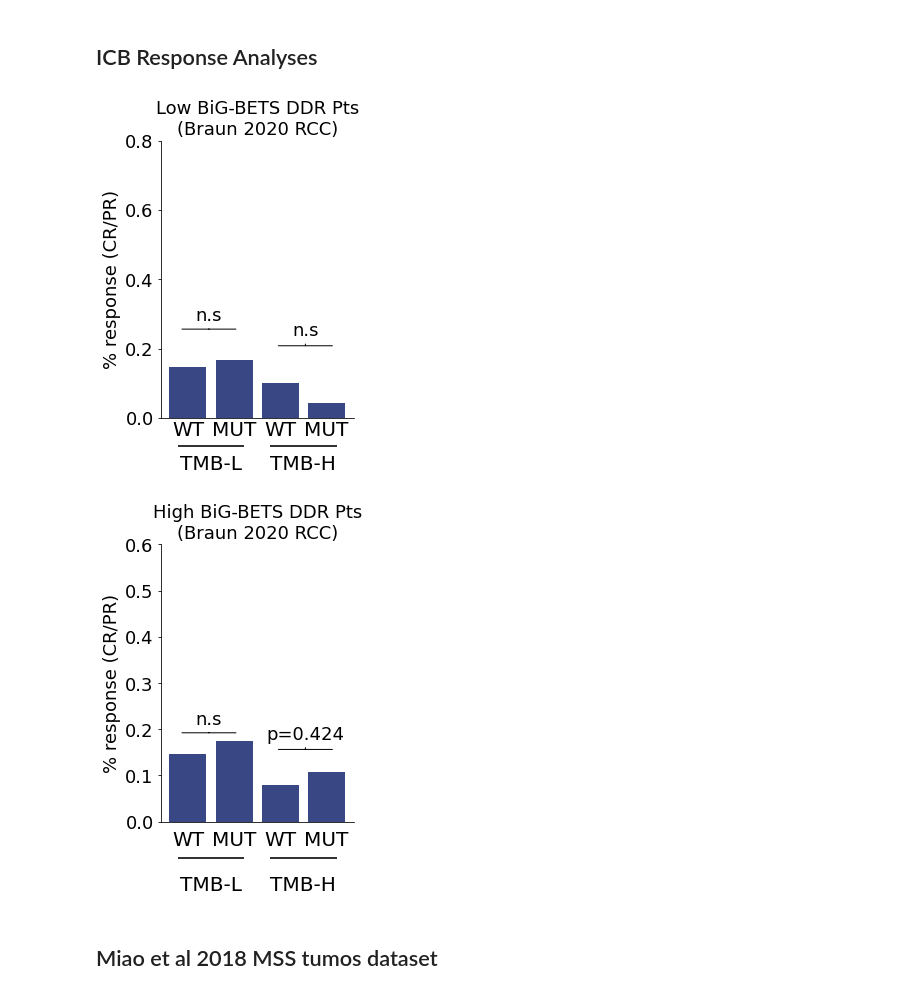
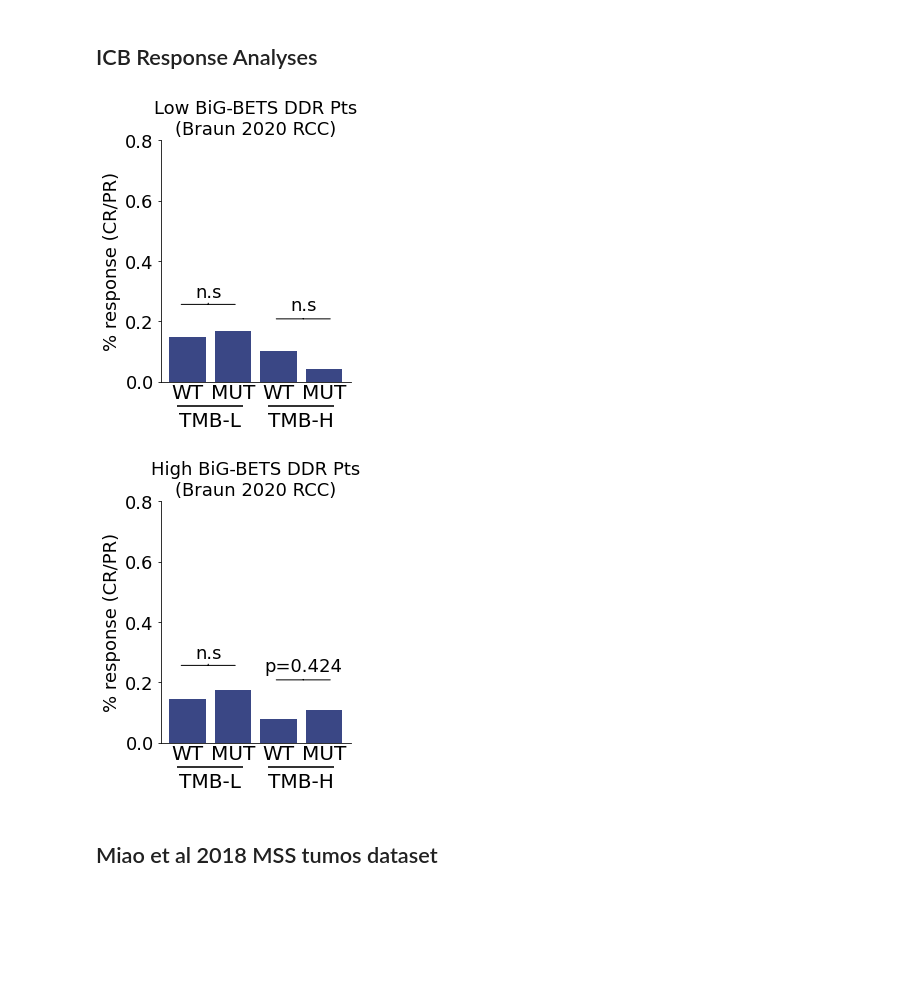
Before and after one commit to wweir827/BIGBETS, a Jupyter notebook: notebooks/Clinical_survival_analyses.ipynb, the cells around one changed output. Cells and saved outputs as stored; diff of their text form; code cells hidden in the pictures; blank space fills up the shorter version.

```diff
--- a/notebooks/Clinical_survival_analyses.ipynb
+++ b/notebooks/Clinical_survival_analyses.ipynb
@@ -2063,7 +2600,7 @@ clinical_data=pd.concat([weirmeta.clinical_data,
 combined=bigbets.load_clinical_datasets.ClinicalDataSet()
 combined.spec_by_genes=spec_by_genes
 combined.clinical_data=clinical_data
-combined.add_all_big_bets_categories(bigbets.load_clinical_datasets.ClinicalDataSet.bigbet_scores_df)
+combined.add_all_big_bets_categories(bigbets.load_clinical_datasets.ClinicalDataSet.bigbet_scores_df,drop_intersection=False)
 
 print('spec_by_genes',spec_by_genes.shape)
 print('clinical_dataframe',combined.clinical_data.shape)
@@ -2165,7 +2702,7 @@ for ctype in ctypes:
         else:
             ls='-'
         kmf.fit(gdf["os"], gdf["censOS"], label=name)
-        kmf.plot(ax=a,ci_show=False,color=cols[i],linestyle=ls,
+        kmf.plot(ax=a,ci_show=False,c=cols[i],linestyle=ls,
                  show_censors=True, censor_styles={'ms': 5, 'marker': '+'})
         i+=1
     # lg_lines=lg.get_lines()
@@ -2426,7 +2963,7 @@ for ctype in ctypes:
         else:
             ls='-'
         kmf.fit(gdf["os"], gdf["censOS"], label=name)
-        kmf.plot(ax=a,ci_show=False,color=cols[i],linestyle=ls,
+        kmf.plot(ax=a,ci_show=False,c=cols[i],linestyle=ls,
                  show_censors=True, censor_styles={'ms': 5, 'marker': '+'})
         i+=1
 #     if ii<1:
@@ -3003,5 +3560,6 @@ tcga_data.load_rnaseq_data()
 # %%
-outfile=os.path.join(graphics_dir,'tcga_data210_signatures_by_low_z-ddrmut.pdf')
+#TCGA immune signatures for high TMB samples MUT vs WT
+outfile=os.path.join(supplements_dir,'tcga_data210_signatures_by_low_z-ddrmut.pdf')
 
 
 high_TMB_samps=tcga_data.clinical_bigbets_df.loc[tcga_data.clinical_bigbets_df['high_TMB']=='TMB-H',:]
@@ -3009,7 +3567,7 @@ high_TMB_samps=tcga_data.clinical_bigbets_df.loc[tcga_data.clinical_bigbets_df['
 
 design_mat=(high_TMB_samps.loc[:,'DDR_low_z']=='MUT').to_frame(name='DDRlowmutated')
 #drop samples that don't have RNAseq
-design_mat=design_mat.loc[design_mat.index.isin(tcga_data_ig_signatures.index),:]
+design_mat=design_mat.loc[design_mat.index.isin(tcga_data.ig_signatures.index),:]
 # signatures_2_show={'IFNG':['Ayers_IFNG',"Higgs_IFNG",'50_HALLMARK_INFN_GAMMA_RESPONSE'],
 #                    'Ayers_ICB_Sig':['Ayers_ICB_Response_predict'],
 #                    "STING+IRF3":['ISHIKAWA_STING_SIGNALING','GRANDVAUX_IRF3_TARGETS_UP'],
@@ -3061,7 +3619,7 @@ for name,sig_set in signatures_2_show.items():
     a=plt.subplot2grid((1,ncols),(0,cnt),colspan=colwidths[ii])
     combined_df=pd.DataFrame()
     for i,sig in enumerate(sig_set):
-        cdf=tcga_data_ig_signatures.loc[:,[sig]]
+        cdf=tcga_data.ig_signatures.loc[:,[sig]]
         cdf.columns=['score']
         cdf.loc[:,'sample']=cdf.index.values
         cdf.loc[:,'IG_signature']=sig
@@ -3126,7 +3684,7 @@ for name,sig_set in signatures_2_show.items():
     cnt+=colwidths[ii]
     ii+=1
 
-f.subplots_adjust(left=0.035,right=.98,bottom=.12,top=.9,wspace=3)
+f.subplots_adjust(left=0.035,right=.98,bottom=.12,top=.9,wspace=3.1)
 # f.suptitle("tcga_data210 Expression Data (TMB-H)",x=.5,y=1.05,fontsize=18,fontweight='bold')
 f.savefig(outfile,dpi=200)
 
@@ -3612,7 +4187,7 @@ y 0.3600000000000001
 # %%
 #Response by low BIGBETS DDR genes
 df_low=bigbets.bipartite_helper_functions.get_percents_bar_by_group(braun.clinical_bigbets_df,['high_TMB','DDR_low_z'],'binaryResponse')
-outfile=os.path.join(graphics_dir,"braun_response_by_low_zscore_mut_tmb.pdf")
+outfile=os.path.join(supplements_dir,"braun_response_by_low_zscore_mut_tmb.pdf")
 
 
 plt.close()
@@ -3656,49 +4231,49 @@ scale=.8
 a.text(s="TMB-L",x=.5,y=-.1875*scale,fontsize=20,horizontalalignment='center')
 a.text(s="TMB-H",x=2.5,y=-.1875*scale,fontsize=20,horizontalalignment='center')
 
-a.text(s="WT",x=0,y=-.065*scale,fontsize=20,horizontalalignment='center')
-a.text(s="MUT",x=1,y=-.065*scale,fontsize=20,horizontalalignment='center')
-a.text(s="WT",x=2,y=-.065*scale,fontsize=20,horizontalalignment='center')
-a.text(s="MUT",x=3,y=-.065*scale,fontsize=20,horizontalalignment='center')
+a.text(s="WT",x=0,y=-.07*scale,fontsize=20,horizontalalignment='center')
+a.text(s="MUT",x=1,y=-.07*scale,fontsize=20,horizontalalignment='center')
+a.text(s="WT",x=2,y=-.07*scale,fontsize=20,horizontalalignment='center')
+a.text(s="MUT",x=3,y=-.07*scale,fontsize=20,horizontalalignment='center')
 
 #tick marks
 
 # for i in range(4):
 #     line = lines.Line2D(xdata=[i,i], ydata=[0*scale,-.03*scale],color='k', lw=2,
 #                         linestyle='-', alpha=.8,clip_on=False)
 #     a.add_line(line)
 
 # for i in range(4):
 #     line = lines.Line2D(xdata=[i,i], ydata=[-.067*scale,-.12*scale],color='k', lw=2,
 #                         linestyle='-', alpha=.8,clip_on=False)
 #     a.add_line(line)
 
 for i in range(2):
     line = lines.Line2D(xdata=[i*2-.2,i*2+1.2], ydata=[-.1*scale,-.1*scale],color='k', lw=2,
                         linestyle='-', alpha=.8,clip_on=False)
     a.add_line(line)
 # for i in range(2):
 #     line = lines.Line2D(xdata=[i*2+.5,i*2+.5], ydata=[-.12*scale,-.15*scale],color='k', lw=2,
 #                         linestyle='-', alpha=.8,clip_on=False)
 #     a.add_line(line)
 
 a.spines['right'].set_visible(False)
 a.spines['top'].set_visible(False)
 
 # l=a.legend(fontsize=18,bbox_to_anchor=(.6,.95),ncol=2,loc=10,
 #           handletextpad=.4,columnspacing=.7,framealpha=1)
 # l.set_visible(True)
 
-f.subplots_adjust(top=.93,bottom=.16,right=.87,left=.2)
+f.subplots_adjust(top=.85,bottom=.18,right=.87,left=.21)
 f.savefig(outfile,dpi=200)
 
 plt.show()
 # %% [output]
-[figure, old version]
+[figure, new version]
 # %%
 #Response by high BiGbets DDR
 df_high=bigbets.bipartite_helper_functions.get_percents_bar_by_group(braun.clinical_bigbets_df,['high_TMB','DDR_high_z'],'binaryResponse')
-outfile=os.path.join(graphics_dir,"braun_response_by_high_zscore_mut_tmb.pdf")
+outfile=os.path.join(supplements_dir,"braun_response_by_high_zscore_mut_tmb.pdf")
 
 plt.close()
 f,a=plt.subplots(1,1,figsize=(4,5))
@@ -3714,7 +4289,7 @@ s2,pval2=stats.fisher_exact(ctab_true,'less')
 
 a.bar(x=range(pivot.shape[0]),height=pivot['CR/PR'],color=blue)
 a.set_ylim([0,1.2])
-a.set_ylim([0,.6])
+a.set_ylim([0,.8])
 a.set_title("High BiG-BETS DDR Pts\n(Braun 2020 RCC)",fontsize=18)
 
 
@@ -3741,10 +4316,10 @@ scale=.8
 a.text(s="TMB-L",x=.5,y=-.1875*scale,fontsize=20,horizontalalignment='center')
 a.text(s="TMB-H",x=2.5,y=-.1875*scale,fontsize=20,horizontalalignment='center')
 
-a.text(s="WT",x=0,y=-.065*scale,fontsize=20,horizontalalignment='center')
-a.text(s="MUT",x=1,y=-.065*scale,fontsize=20,horizontalalignment='center')
-a.text(s="WT",x=2,y=-.065*scale,fontsize=20,horizontalalignment='center')
-a.text(s="MUT",x=3,y=-.065*scale,fontsize=20,horizontalalignment='center')
+a.text(s="WT",x=0,y=-.07*scale,fontsize=20,horizontalalignment='center')
+a.text(s="MUT",x=1,y=-.07*scale,fontsize=20,horizontalalignment='center')
+a.text(s="WT",x=2,y=-.07*scale,fontsize=20,horizontalalignment='center')
+a.text(s="MUT",x=3,y=-.07*scale,fontsize=20,horizontalalignment='center')
 
 #tick marks
 
@@ -3774,11 +4349,11 @@ a.spines['top'].set_visible(False)
 #           handletextpad=.4,columnspacing=.7,framealpha=1)
 # l.set_visible(True)
 
-f.subplots_adjust(top=.93,bottom=.16,right=.87,left=.2)
+f.subplots_adjust(top=.85,bottom=.18,right=.87,left=.21)
 f.savefig(outfile,dpi=200)
 
 plt.show()
 # %% [output]
-[figure, old version]
+[figure, new version]
 # %% [markdown]
 ## Miao et al 2018 MSS tumos dataset
```
Also changed, not shown: parts of 36 cells of this notebook, 7 other files.
